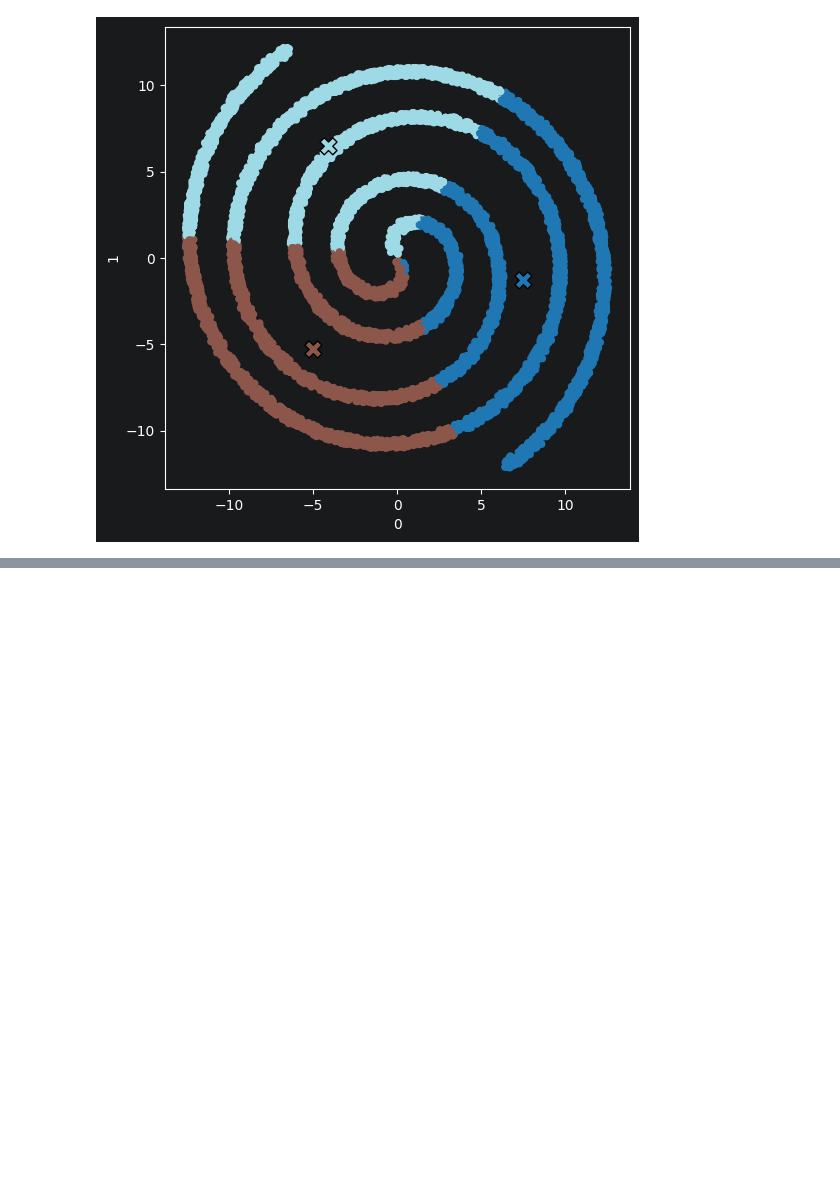
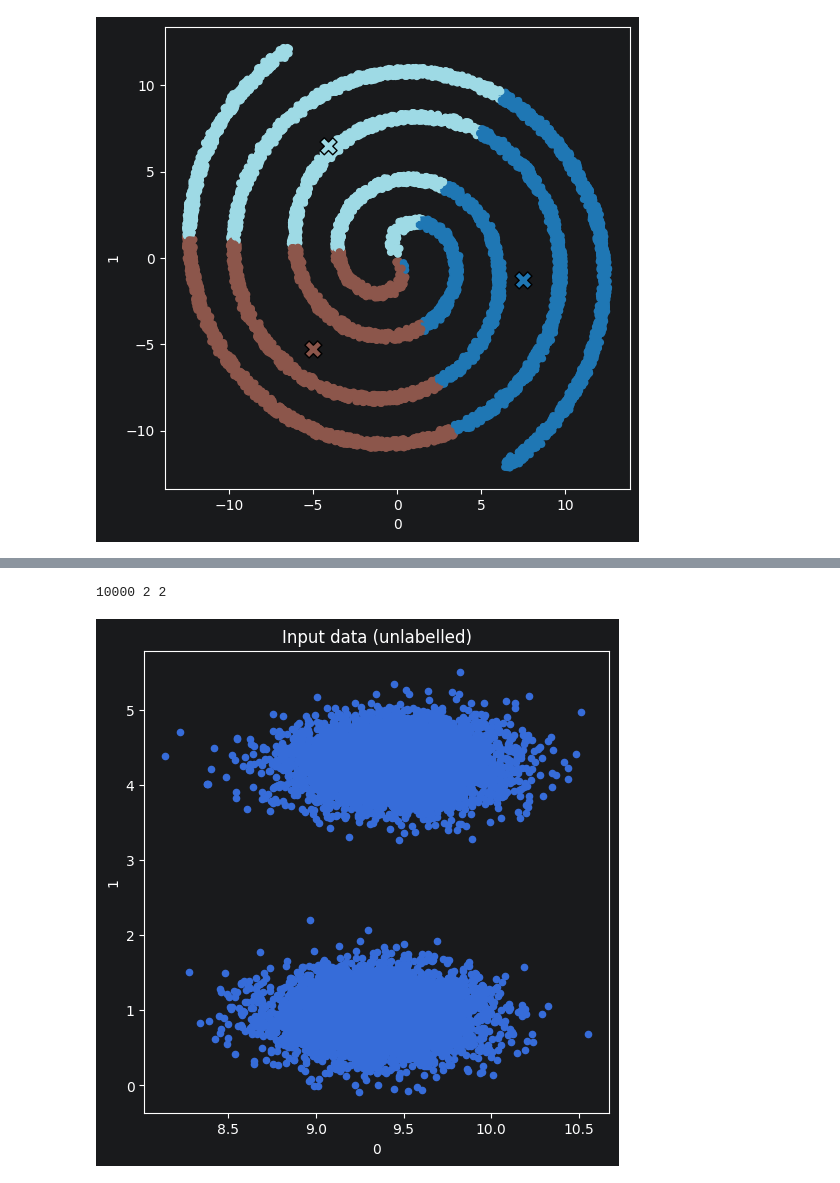
Before and after one commit to TrinityJan/AADA_Rep1, a Jupyter notebook: Visualizer.ipynb, the cells around one changed output, grey strips where cells are left out. Saved outputs shown, nothing was run; the diff lists cells and outputs as text; code cells hidden in the pictures; blank space fills up the shorter version.

```diff
--- a/Visualizer.ipynb
+++ b/Visualizer.ipynb
@@ -123,0 +134,5 @@ plot_input_file('./input/00.in')
+# %%
+plot_input_file('./input/k2_R4.in')
+# %% [output]
+10000 2 2
+[figure, added]
```
Also changed, not shown: parts of 10 cells of this notebook, 1 other file.
